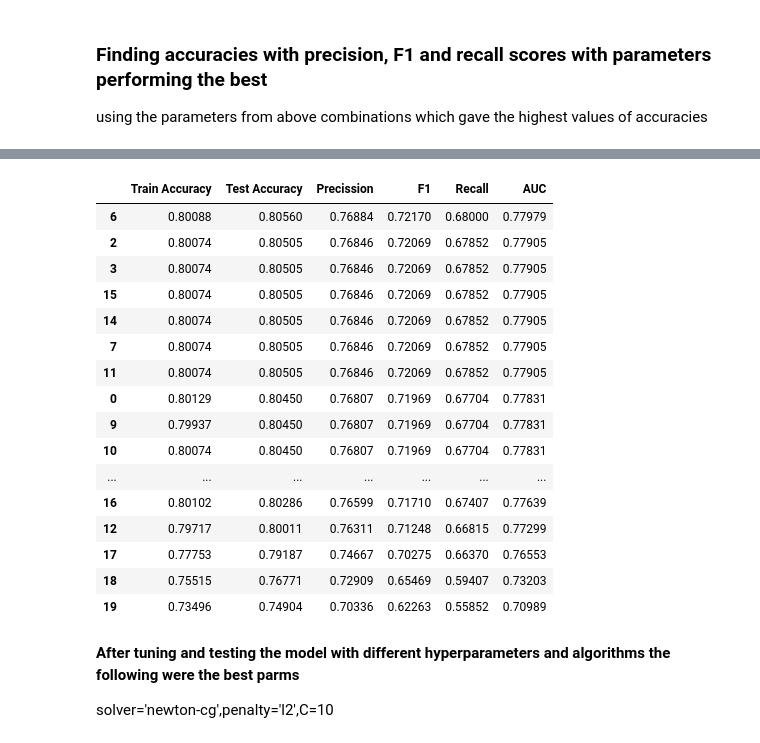
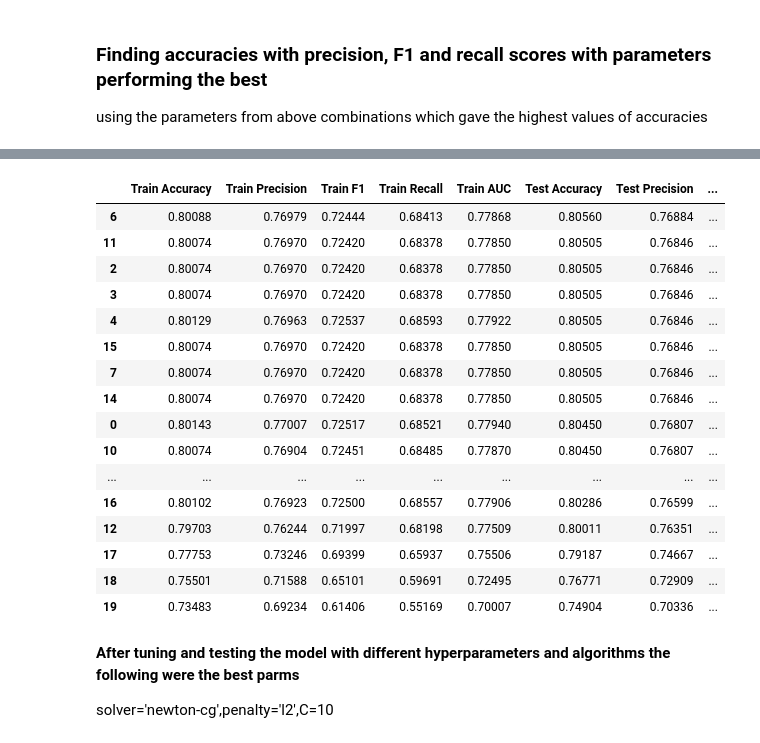
Before and after one commit to haris-khan1596/Lead_scoring, a Jupyter notebook: ML_Project.ipynb, the cells around one changed output, grey strips where cells are left out. Drawn from its saved outputs; the diff is of its cells as text; code cells hidden in the pictures.

```diff
--- a/ML_Project.ipynb
+++ b/ML_Project.ipynb
@@ -697,7 +735,10 @@ Please also refer to the documentation for alternative solver options:
 LogisticRegression(penalty='none')
 # %%
 #predicting the target variable for test dataset
-y_pred_proba = logreg1.predict_proba(X_test)[:,1]
+y_pred_proba = logreg3.predict_proba(X_test)[:,1]
+y_pred_train_proba = logreg3.predict_proba(X_train)[:,1]
+
 y_pred= np.where(y_pred_proba > 0.488, 1, 0)
+y_pred_train= np.where(y_pred_train_proba > 0.488, 1, 0)
 print(y_pred_proba)
 # %% [output]
@@ -734,15 +793,22 @@ row_index = 0
 for alg in clf:
 
     predicted = alg.fit(X_train, y_train).predict(X_test)
+    y_train_pred = alg.fit(X_train, y_train).predict(X_train)
+
+    fp_tr, tp_tr, th_tr = roc_curve(y_train, alg.fit(X_train, y_train).predict(X_train))
     fp, tp, th = roc_curve(y_test, predicted)
     clf_name = alg.__class__.__name__
     clf_compare.loc[row_index, 'Train Accuracy'] = round(alg.score(X_train, y_train), 5)
+    clf_compare.loc[row_index, 'Train Precision'] = round(precision_score(y_train, y_train_pred),5)
+    clf_compare.loc[row_index, 'Train F1'] = round(f1_score(y_train, y_train_pred),5)
+    clf_compare.loc[row_index, 'Train Recall'] = round(recall_score(y_train, y_train_pred),5)
+    clf_compare.loc[row_index, "Train AUC"] = round(auc(fp_tr,tp_tr),5)
+
     clf_compare.loc[row_index, 'Test Accuracy'] = round(alg.score(X_test, y_test), 5)
-    clf_compare.loc[row_index, 'Precision'] = round(precision_score(y_test, predicted),5)
-    clf_compare.loc[row_index, 'F1'] = round(f1_score(y_test, predicted),5)
-    clf_compare.loc[row_index, 'Recall'] = round(recall_score(y_test, predicted),5)
-    clf_compare.loc[row_index, 'AUC'] = round(auc(fp, tp),5)
-
+    clf_compare.loc[row_index, 'Test Precision'] = round(precision_score(y_test, predicted),5)
+    clf_compare.loc[row_index, 'Test F1'] = round(f1_score(y_test, predicted),5)
+    clf_compare.loc[row_index, 'Test Recall'] = round(recall_score(y_test, predicted),5)
+    clf_compare.loc[row_index, 'Test AUC'] = round(auc(fp, tp),5)
     row_index+=1
 
 clf_compare.sort_values(by = ['Test Accuracy'], ascending = False, inplace = True)
@@ -855,14 +931,22 @@ row_index = 0
 for alg in clf:
 
     predicted = alg.fit(X_train, y_train).predict(X_test)
+    y_train_pred = alg.fit(X_train, y_train).predict(X_train)
+
+    fp_tr, tp_tr, th_tr = roc_curve(y_train, alg.fit(X_train, y_train).predict(X_train))
     fp, tp, th = roc_curve(y_test, predicted)
     clf_name = alg.__class__.__name__
     clf_compare.loc[row_index, 'Train Accuracy'] = round(alg.score(X_train, y_train), 5)
+    clf_compare.loc[row_index, 'Train Precision'] = round(precision_score(y_train, y_train_pred),5)
+    clf_compare.loc[row_index, 'Train F1'] = round(f1_score(y_train, y_train_pred),5)
+    clf_compare.loc[row_index, 'Train Recall'] = round(recall_score(y_train, y_train_pred),5)
+    clf_compare.loc[row_index, "Train AUC"] = round(auc(fp_tr,tp_tr),5)
+
     clf_compare.loc[row_index, 'Test Accuracy'] = round(alg.score(X_test, y_test), 5)
-    clf_compare.loc[row_index, 'Precision'] = round(precision_score(y_test, predicted),5)
-    clf_compare.loc[row_index, 'F1'] = round(f1_score(y_test, predicted),5)
-    clf_compare.loc[row_index, 'Recall'] = round(recall_score(y_test, predicted),5)
-    clf_compare.loc[row_index, 'AUC'] = round(auc(fp, tp),5)
+    clf_compare.loc[row_index, 'Test Precision'] = round(precision_score(y_test, predicted),5)
+    clf_compare.loc[row_index, 'Test F1'] = round(f1_score(y_test, predicted),5)
+    clf_compare.loc[row_index, 'Test Recall'] = round(recall_score(y_test, predicted),5)
+    clf_compare.loc[row_index, 'Test AUC'] = round(auc(fp, tp),5)
 
     row_index+=1
 
@@ -879,20 +973,20 @@ Please also refer to the documentation for alternative solver options:
-|  | Train Accuracy | Test Accuracy | Precission | F1 | Recall | AUC |
-| 6 | 0.80088 | 0.80560 | 0.76884 | 0.72170 | 0.68000 | 0.77979 |
-| 2 | 0.80074 | 0.80505 | 0.76846 | 0.72069 | 0.67852 | 0.77905 |
-| 3 | 0.80074 | 0.80505 | 0.76846 | 0.72069 | 0.67852 | 0.77905 |
-| 15 | 0.80074 | 0.80505 | 0.76846 | 0.72069 | 0.67852 | 0.77905 |
-| 14 | 0.80074 | 0.80505 | 0.76846 | 0.72069 | 0.67852 | 0.77905 |
-| 7 | 0.80074 | 0.80505 | 0.76846 | 0.72069 | 0.67852 | 0.77905 |
-| 11 | 0.80074 | 0.80505 | 0.76846 | 0.72069 | 0.67852 | 0.77905 |
-| 0 | 0.80129 | 0.80450 | 0.76807 | 0.71969 | 0.67704 | 0.77831 |
-| 9 | 0.79937 | 0.80450 | 0.76807 | 0.71969 | 0.67704 | 0.77831 |
-| 10 | 0.80074 | 0.80450 | 0.76807 | 0.71969 | 0.67704 | 0.77831 |
-| ... | ... | ... | ... | ... | ... | ... |
-| 16 | 0.80102 | 0.80286 | 0.76599 | 0.71710 | 0.67407 | 0.77639 |
-| 12 | 0.79717 | 0.80011 | 0.76311 | 0.71248 | 0.66815 | 0.77299 |
-| 17 | 0.77753 | 0.79187 | 0.74667 | 0.70275 | 0.66370 | 0.76553 |
-| 18 | 0.75515 | 0.76771 | 0.72909 | 0.65469 | 0.59407 | 0.73203 |
-| 19 | 0.73496 | 0.74904 | 0.70336 | 0.62263 | 0.55852 | 0.70989 |
+|  | Train Accuracy | Train Precision | Train F1 | Train Recall | Train AUC | Test Accuracy | Test Precision | ... |
+| 6 | 0.80088 | 0.76979 | 0.72444 | 0.68413 | 0.77868 | 0.80560 | 0.76884 | ... |
+| 11 | 0.80074 | 0.76970 | 0.72420 | 0.68378 | 0.77850 | 0.80505 | 0.76846 | ... |
+| 2 | 0.80074 | 0.76970 | 0.72420 | 0.68378 | 0.77850 | 0.80505 | 0.76846 | ... |
+| 3 | 0.80074 | 0.76970 | 0.72420 | 0.68378 | 0.77850 | 0.80505 | 0.76846 | ... |
+| 4 | 0.80129 | 0.76963 | 0.72537 | 0.68593 | 0.77922 | 0.80505 | 0.76846 | ... |
+| 15 | 0.80074 | 0.76970 | 0.72420 | 0.68378 | 0.77850 | 0.80505 | 0.76846 | ... |
+| 7 | 0.80074 | 0.76970 | 0.72420 | 0.68378 | 0.77850 | 0.80505 | 0.76846 | ... |
+| 14 | 0.80074 | 0.76970 | 0.72420 | 0.68378 | 0.77850 | 0.80505 | 0.76846 | ... |
+| 0 | 0.80143 | 0.77007 | 0.72517 | 0.68521 | 0.77940 | 0.80450 | 0.76807 | ... |
+| 10 | 0.80074 | 0.76904 | 0.72451 | 0.68485 | 0.77870 | 0.80450 | 0.76807 | ... |
+| ... | ... | ... | ... | ... | ... | ... | ... | ... |
+| 16 | 0.80102 | 0.76923 | 0.72500 | 0.68557 | 0.77906 | 0.80286 | 0.76599 | ... |
+| 12 | 0.79703 | 0.76244 | 0.71997 | 0.68198 | 0.77509 | 0.80011 | 0.76351 | ... |
+| 17 | 0.77753 | 0.73246 | 0.69399 | 0.65937 | 0.75506 | 0.79187 | 0.74667 | ... |
+| 18 | 0.75501 | 0.71588 | 0.65101 | 0.59691 | 0.72495 | 0.76771 | 0.72909 | ... |
+| 19 | 0.73483 | 0.69234 | 0.61406 | 0.55169 | 0.70007 | 0.74904 | 0.70336 | ... |
 # %% [markdown]
 **After tuning and testing the model with different hyperparameters and algorithms the following were the best parms**
 
```
Also changed, not shown: parts of 20 cells of this notebook.
